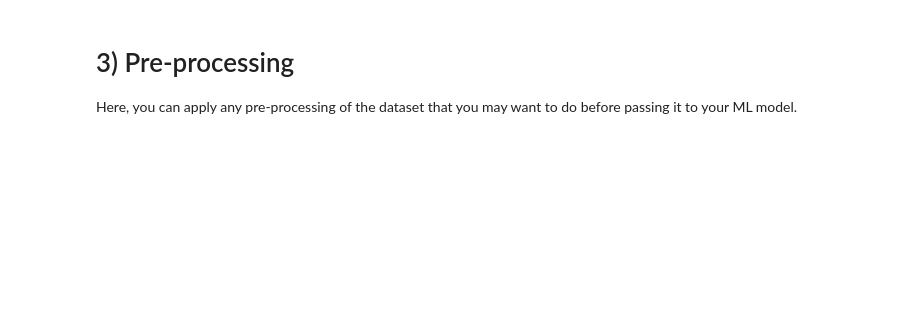
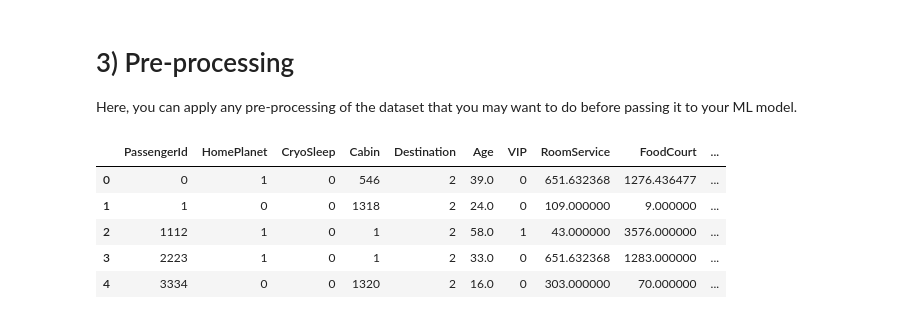
Before and after one commit to 7PAM2015-0509-23-Group7/Kaggle-Challenge, a Jupyter notebook: Kaggle_Challenge_notebook.ipynb, the cells around one changed output. Saved outputs shown, nothing was run; the diff lists cells and outputs as text; code cells hidden in the pictures; blank space fills up the shorter version.

```diff
--- a/Kaggle_Challenge_notebook.ipynb
+++ b/Kaggle_Challenge_notebook.ipynb
@@ -369,3 +369,20 @@ Here, you can apply any pre-processing of the dataset that you may want to do be
 categorical_features = ['HomePlanet', 'CryoSleep', 'Cabin', 'Destination', 'VIP']
 imputer_cat = SimpleImputer(strategy='most_frequent')
 train[categorical_features] = imputer_cat.fit_transform(train[categorical_features])
+# %%
+# 2. Encoding data
+# Encoding the categorical features
+label_columns = ['HomePlanet', 'CryoSleep', 'Cabin', 'Destination', 'VIP', 'Name', 'PassengerId']
+label_encoders = {}
+for label in label_columns:
+    le = LabelEncoder()
+    train[label] = le.fit_transform(train[label].astype(str))
+    label_encoders[label] = le
+train.head()
+# %% [output]
+|  | PassengerId | HomePlanet | CryoSleep | Cabin | Destination | Age | VIP | RoomService | FoodCourt | ... |
+| 0 | 0 | 1 | 0 | 546 | 2 | 39.0 | 0 | 651.632368 | 1276.436477 | ... |
+| 1 | 1 | 0 | 0 | 1318 | 2 | 24.0 | 0 | 109.000000 | 9.000000 | ... |
+| 2 | 1112 | 1 | 0 | 1 | 2 | 58.0 | 1 | 43.000000 | 3576.000000 | ... |
+| 3 | 2223 | 1 | 0 | 1 | 2 | 33.0 | 0 | 651.632368 | 1283.000000 | ... |
+| 4 | 3334 | 0 | 0 | 1320 | 2 | 16.0 | 0 | 303.000000 | 70.000000 | ... |
```
Also changed, not shown: parts of 3 cells of this notebook.
